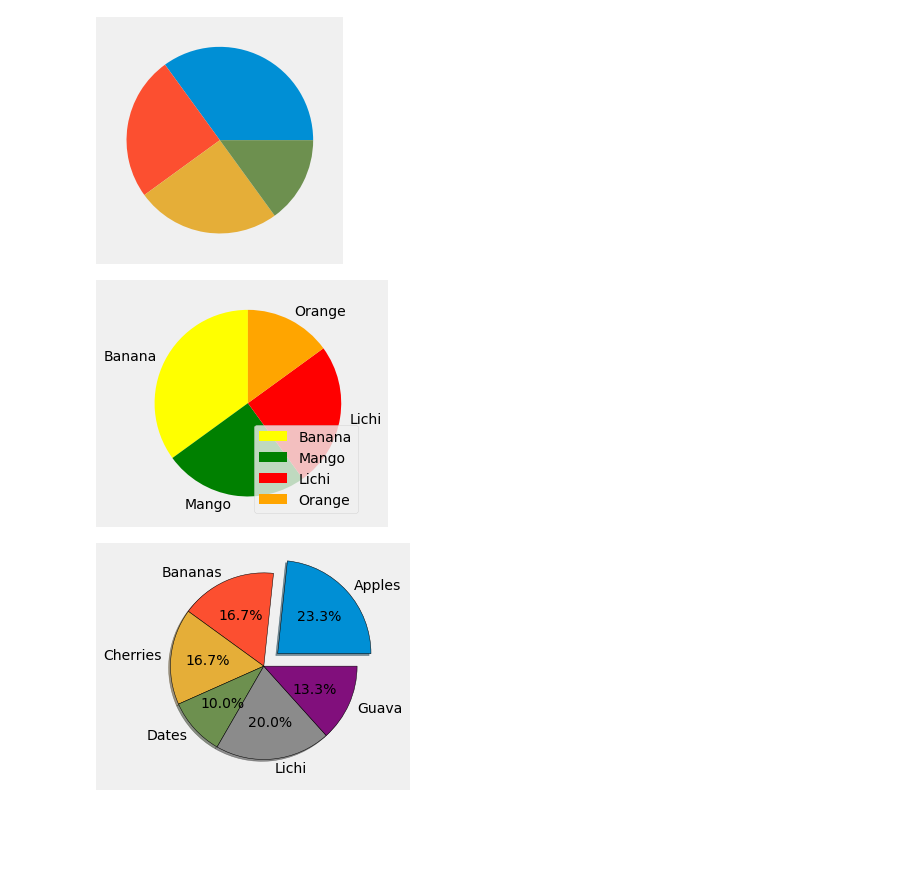
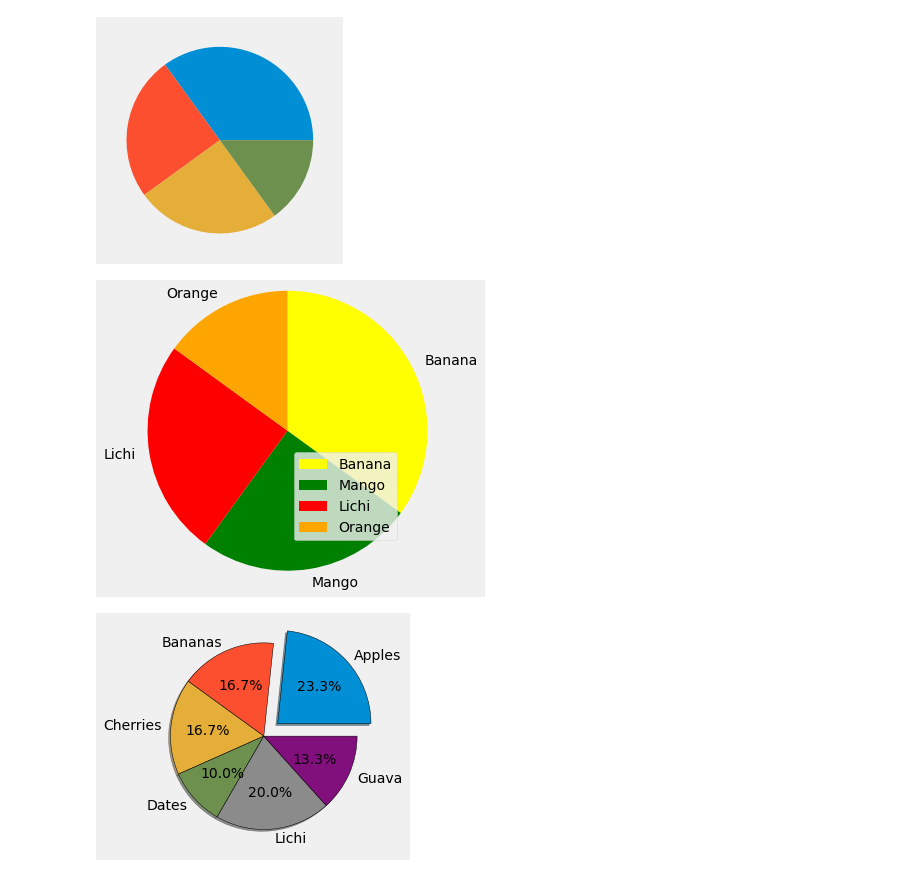
Before and after one commit to codernayeem/python-data-science-cheat-sheet, a Jupyter notebook: 3.1_matplotlib.ipynb, the cells around one changed output. Saved outputs shown, nothing was run; the diff lists cells and outputs as text; code cells hidden in the pictures; blank space fills up the shorter version.

```diff
--- a/3.1_matplotlib.ipynb
+++ b/3.1_matplotlib.ipynb
@@ -294,13 +334,13 @@ plt.show()
 # %%
 y = np.array([35, 25, 25, 15])
 labels = ['Banana', 'Mango', 'Lichi', 'Orange']
 colors = ['yellow', 'green', 'red', 'orange']
 
-plt.pie(y, labels=labels, colors=colors, startangle=90)
+plt.pie(y, labels=labels, colors=colors, counterclock=False, startangle=90, radius=1.5)
 plt.legend(loc='lower right')
 plt.show()
 # %% [output]
-[figure, old version]
+[figure, new version]
 # %%
 y = np.array([35, 25, 25, 15, 30, 20])
 mylabels = ["Apples", "Bananas", "Cherries", "Dates", "Lichi", "Guava"]
```
Also changed, not shown: parts of 11 cells of this notebook.
